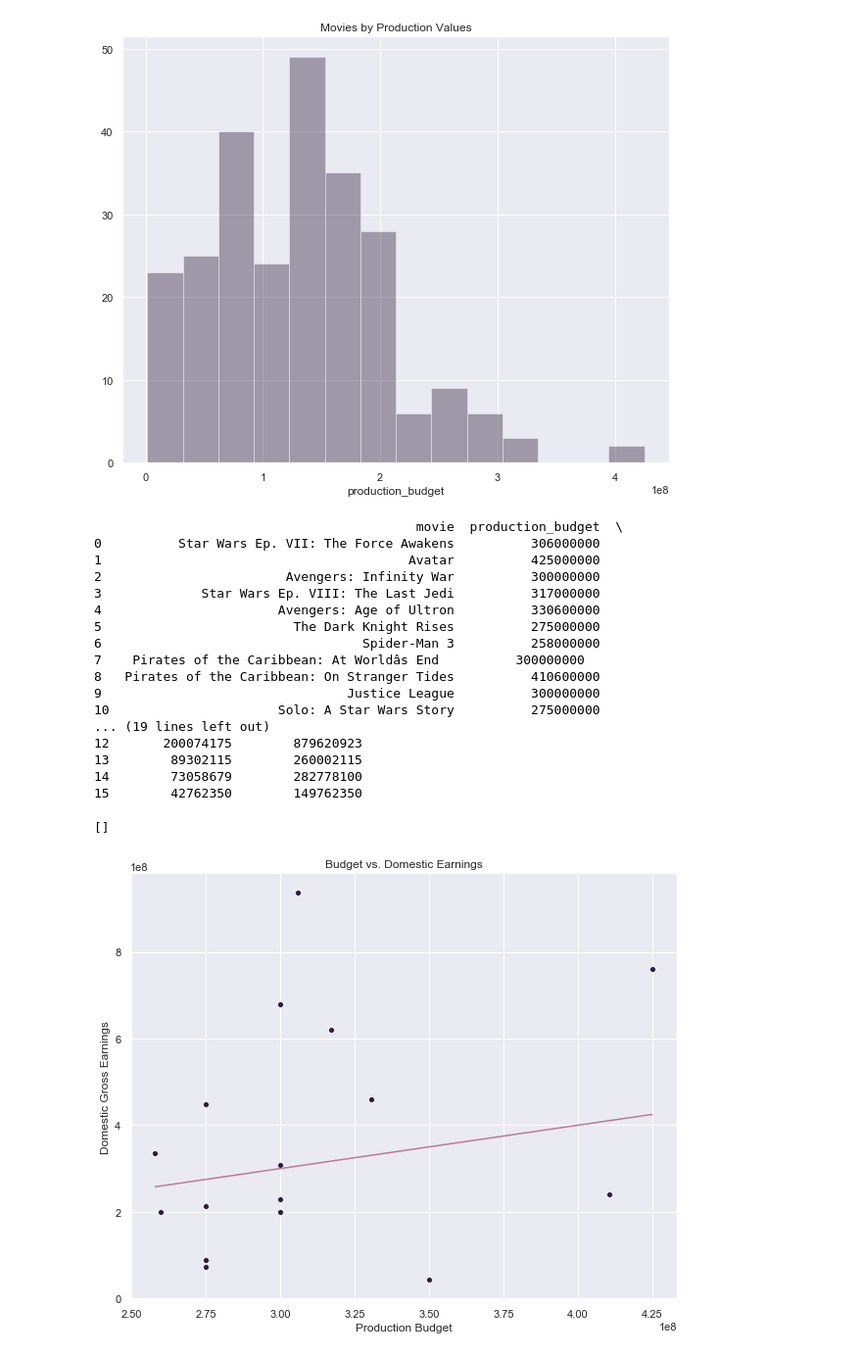
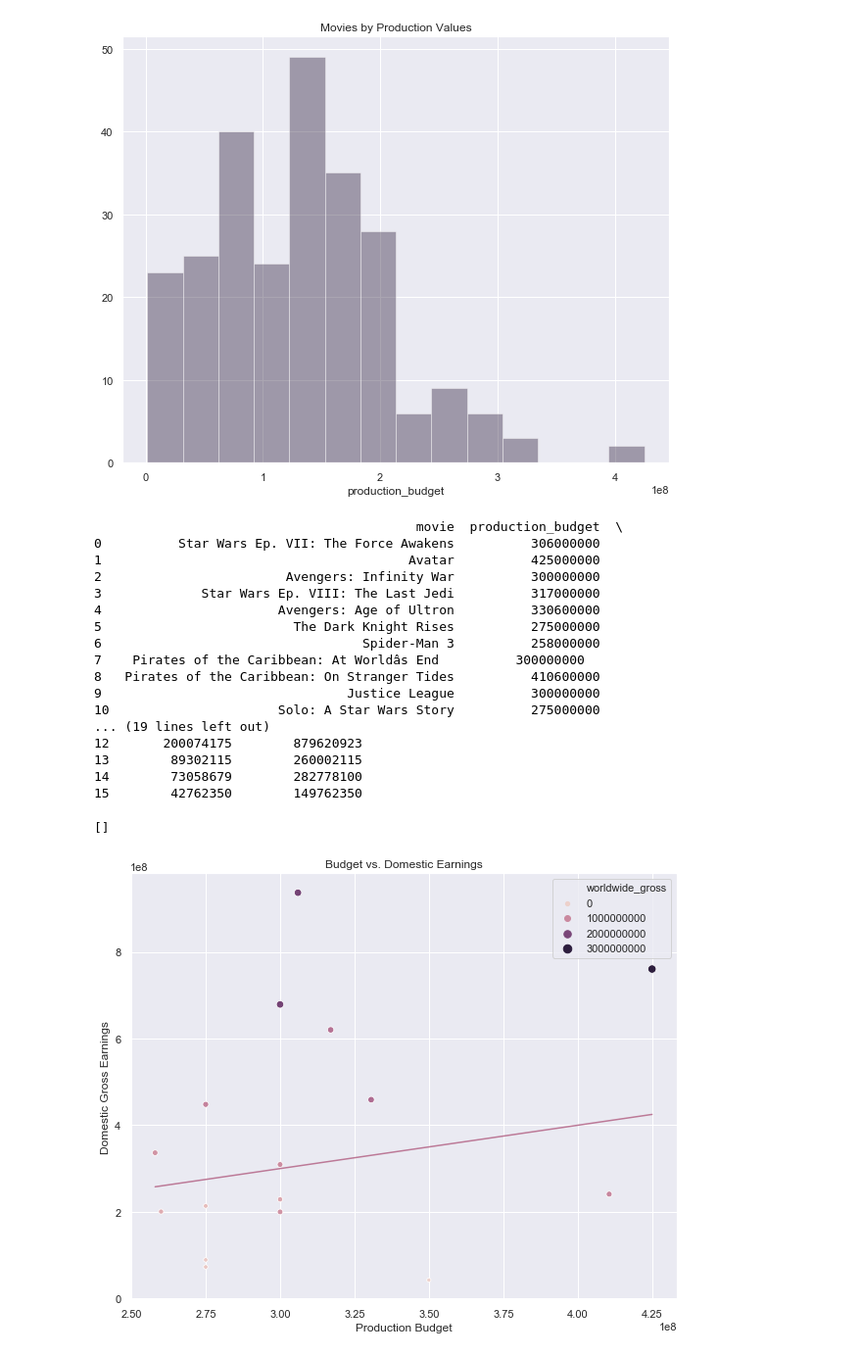
Before and after one commit to cam-benfield/EDA-Project, a Jupyter notebook: student.ipynb, the cells around one changed output. Shown at 98% size. Drawn from its saved outputs; the diff is of its cells as text; code cells hidden in the pictures.

```diff
--- a/student.ipynb
+++ b/student.ipynb
@@ -745,7 +750,8 @@ print(financial_df) #Pulled data for presentation
 financial_plot = sns.scatterplot(
     x=financial_df['production_budget'],
     y=financial_df['domestic_gross'],
-    color = "#2C1E3D"
+    size=financial_df['worldwide_gross'],
+    hue=financial_df['worldwide_gross']
     )
 # To create line for reference of production budget
 x = np.linspace(min(financial_df['production_budget']),max(financial_df['production_budget']))
@@ -770,10 +776,10 @@ financial_plot.plot()
 8   Pirates of the Caribbean: On Stranger Tides          410600000
 9                                Justice League          300000000
 10                      Solo: A Star Wars Story          275000000
 ... (19 lines left out)
 12       200074175        879620923
 13        89302115        260002115
 14        73058679        282778100
 15        42762350        149762350
 []
-[figure, old version]
+[figure, new version]
```
Also changed, not shown: parts of 12 cells of this notebook.
